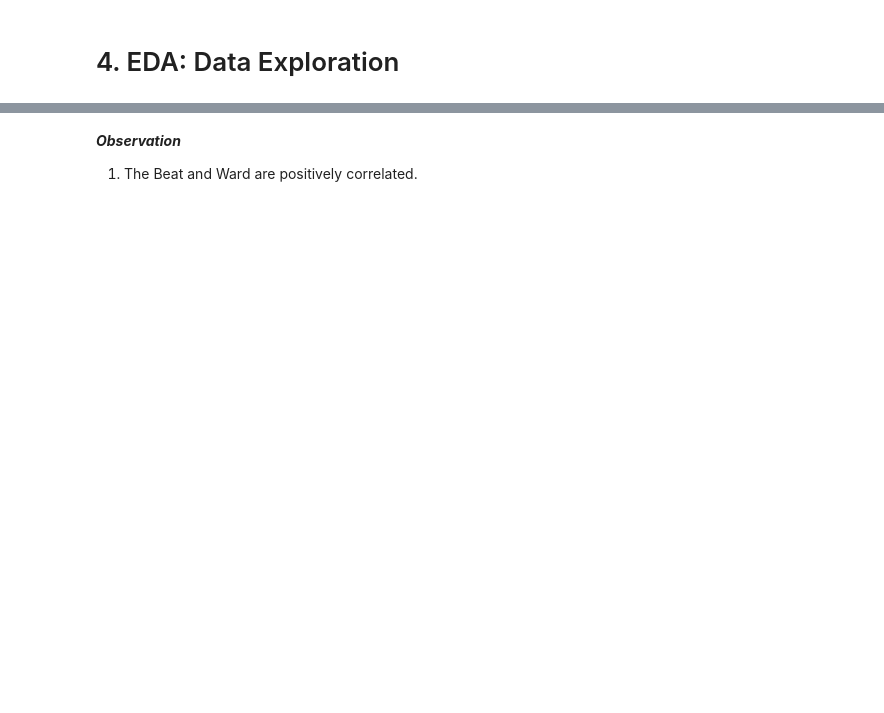
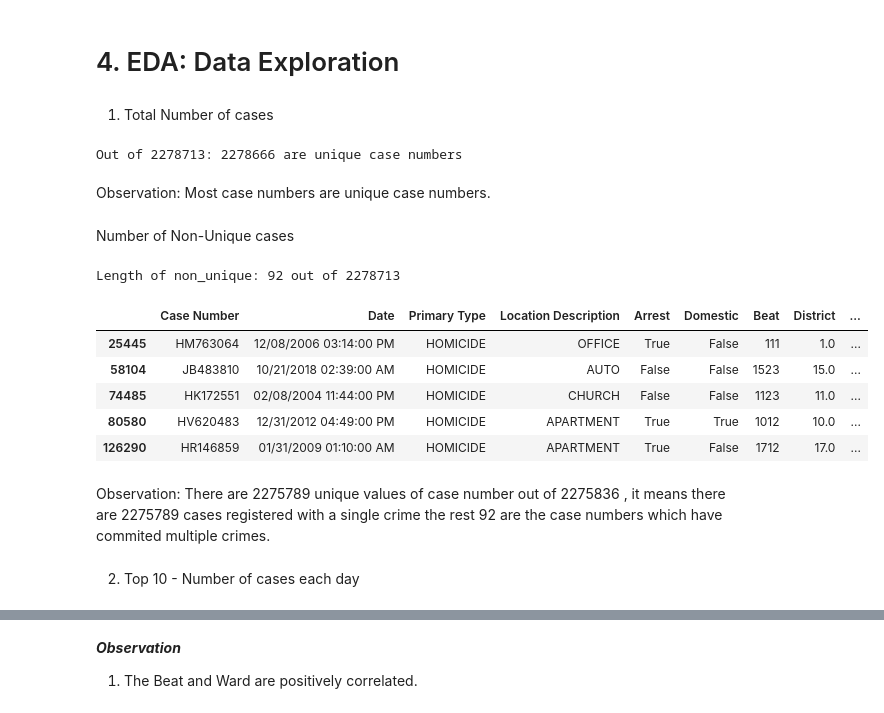
Before and after one commit to Antidote-cyber/Learning-Circle-24-EDA-On-Chicago-Crime-Dataset, a Jupyter notebook: EDA on chicago crime data.ipynb, the cells around one changed output, grey strips where cells are left out. Saved outputs shown, nothing was run; the diff lists cells and outputs as text; code cells hidden in the pictures; blank space fills up the shorter version.

```diff
--- a/EDA on chicago crime data.ipynb
+++ b/EDA on chicago crime data.ipynb
@@ -155,11 +164,3 @@ chicago_crime_df['Date'] = pd.to_datetime(chicago_crime_df['Date'],format = "%m/
-# %%
-# Convert the year column to object or string.
-
-chicago_crime_df['Year'] = pd.Series(chicago_crime_df['Year'], dtype="string")
-# %%
-# Convert the ID column to an object or string as this is a unique identifier that cannot be quantified
-
-chicago_crime_df['ID'] = pd.Series(chicago_crime_df['ID'], dtype="string")
 # %%
 # convert the district column to a string; from the keynote, Chicago police has only 22 district and the data type is plain text
 
@@ -488,0 +429,34 @@ dtype: int64
+# %% [markdown]
+1. Total Number of cases
+# %%
+# Number of Unique Case Number.
+
+print(f"Out of {len(c_crime_df)}: {len(c_crime_df['Case Number'].unique())} are unique case numbers")
+# %% [output]
+Out of 2278713: 2278666 are unique case numbers
+# %% [markdown]
+Observation: Most case numbers are unique case numbers.
+# %% [markdown]
+Number of Non-Unique cases
+# %%
+# Out of all cases , how many are non_unique cases ?
+
+non_unique_case_number = c_crime_df[c_crime_df.duplicated('Case Number') | c_crime_df.duplicated('Case Number', keep=False)]['Case Number'].tolist()
+
+print(f"Length of non_unique: {len(non_unique_case_number)} out of {len(c_crime_df)}")
+# %% [output]
+Length of non_unique: 92 out of 2278713
+# %%
+non_unique_case_number_df = c_crime_df[c_crime_df.duplicated('Case Number', keep=False)]
+non_unique_case_number_df.head() # Saving non_unique case number dataframe for future use.
+# %% [output]
+|  | Case Number | Date | Primary Type | Location Description | Arrest | Domestic | Beat | District | ... |
+| 25445 | HM763064 | 12/08/2006 03:14:00 PM | HOMICIDE | OFFICE | True | False | 111 | 1.0 | ... |
+| 58104 | JB483810 | 10/21/2018 02:39:00 AM | HOMICIDE | AUTO | False | False | 1523 | 15.0 | ... |
+| 74485 | HK172551 | 02/08/2004 11:44:00 PM | HOMICIDE | CHURCH | False | False | 1123 | 11.0 | ... |
+| 80580 | HV620483 | 12/31/2012 04:49:00 PM | HOMICIDE | APARTMENT | True | True | 1012 | 10.0 | ... |
+| 126290 | HR146859 | 01/31/2009 01:10:00 AM | HOMICIDE | APARTMENT | True | False | 1712 | 17.0 | ... |
+# %% [markdown]
+Observation: There are 2275789 unique values of case number out of 2275836 , it means there are 2275789 cases registered with a single crime the rest 92 are the case numbers which have commited multiple crimes.
+# %% [markdown]
+2. Top 10 - Number of cases each day
```
Also changed, not shown: parts of 79 cells of this notebook.
